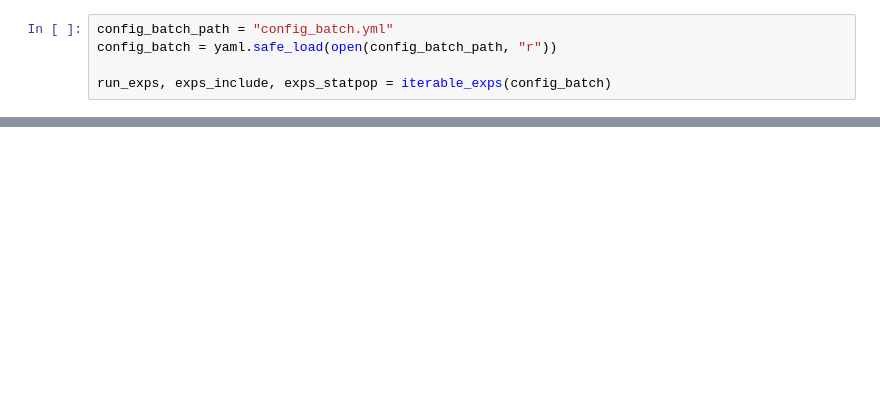
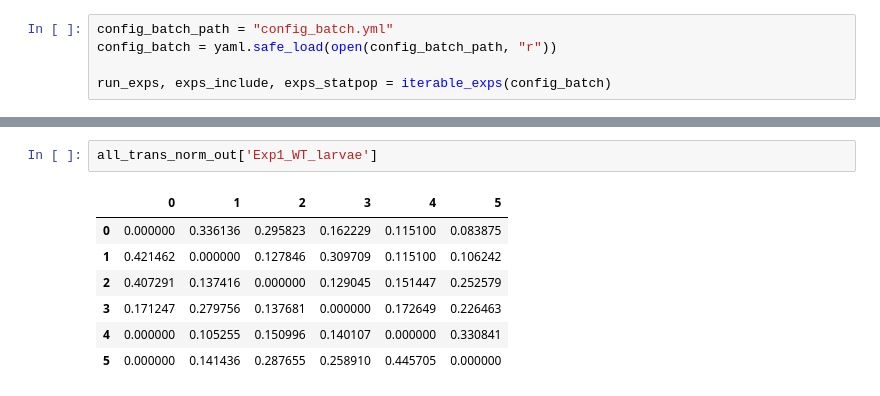
Before and after one commit to scholz-lab/PpaPred, a Jupyter notebook: BatchAnalysis_combined.ipynb, the cells around one changed output, grey strips where cells are left out. Saved outputs shown, nothing was run; the diff lists cells and outputs as text; blank space fills up the shorter version.

```diff
--- a/BatchAnalysis_combined.ipynb
+++ b/BatchAnalysis_combined.ipynb
@@ -128,0 +202,10 @@ Json file not found. Json will be created first.
+# %%
+all_trans_norm_out['Exp1_WT_larvae']
+# %% [output]
+|  | 0 | 1 | 2 | 3 | 4 | 5 |
+| 0 | 0.000000 | 0.336136 | 0.295823 | 0.162229 | 0.115100 | 0.083875 |
+| 1 | 0.421462 | 0.000000 | 0.127846 | 0.309709 | 0.115100 | 0.106242 |
+| 2 | 0.407291 | 0.137416 | 0.000000 | 0.129045 | 0.151447 | 0.252579 |
+| 3 | 0.171247 | 0.279756 | 0.137681 | 0.000000 | 0.172649 | 0.226463 |
+| 4 | 0.000000 | 0.105255 | 0.150996 | 0.140107 | 0.000000 | 0.330841 |
+| 5 | 0.000000 | 0.141436 | 0.287655 | 0.258910 | 0.445705 | 0.000000 |
```
Also changed, not shown: parts of 10 cells of this notebook, 11 other files.
